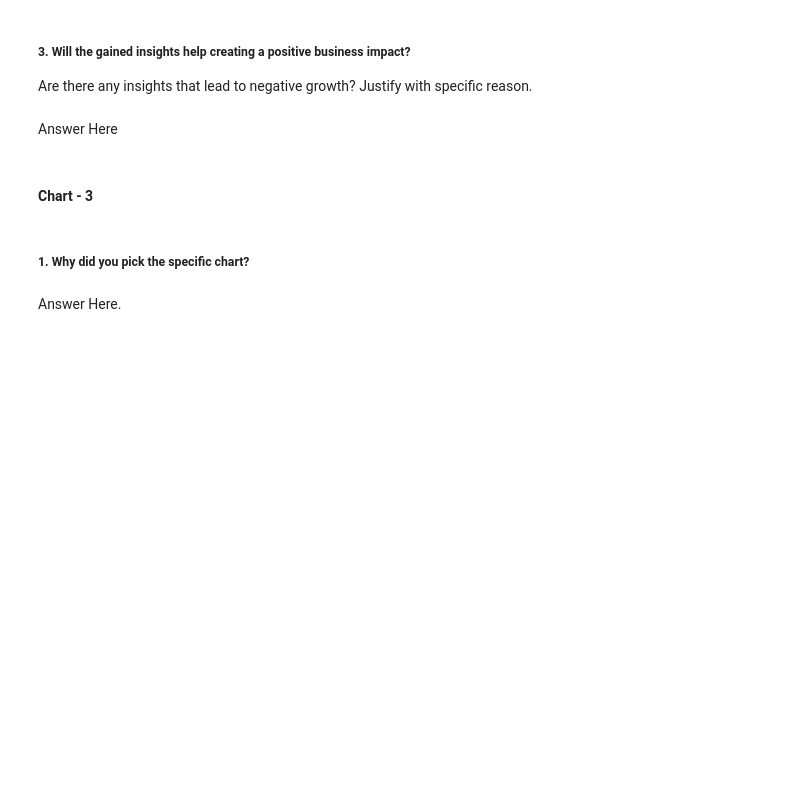
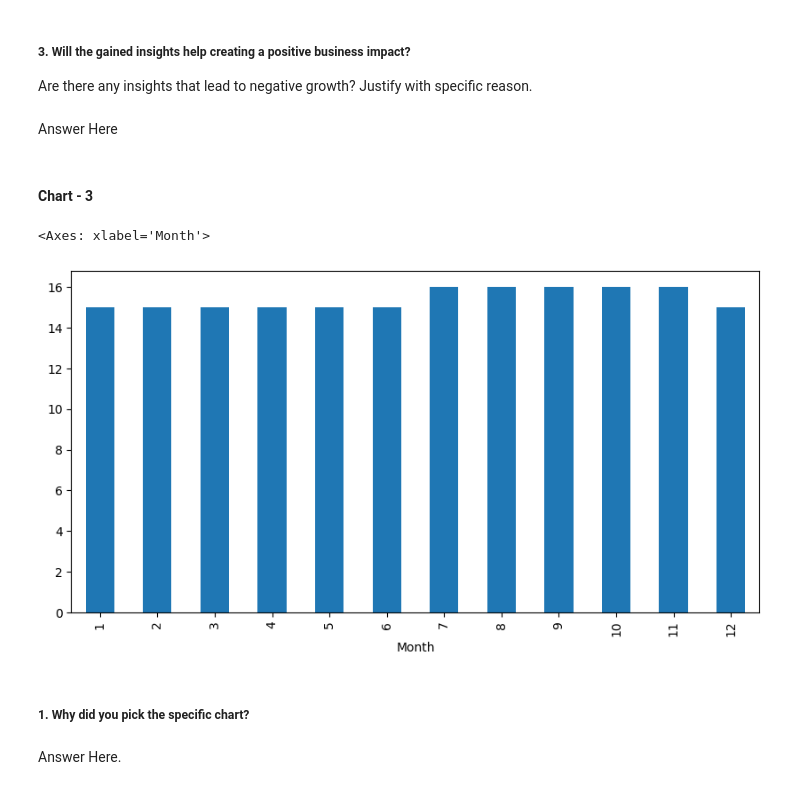
Before and after one commit to Laxmi884/Regression, a Jupyter notebook: Regression Project.ipynb, the cells around one changed output. Drawn from its saved outputs; the diff is of its cells as text; code cells hidden in the pictures; blank space fills up the shorter version.

```diff
--- a/Regression Project.ipynb
+++ b/Regression Project.ipynb
@@ -273,6 +399,10 @@ Answer Here
 #### Chart - 3
 # %%
 # Chart - 3 visualization code
+df['Month'].value_counts().sort_index().plot(kind='bar', figsize=(10, 5))
+# %% [output]
+<Axes: xlabel='Month'>
+[figure, added]
 # %% [markdown]
 ##### 1. Why did you pick the specific chart?
 # %% [markdown]
```
Also changed, not shown: parts of 34 cells of this notebook.
